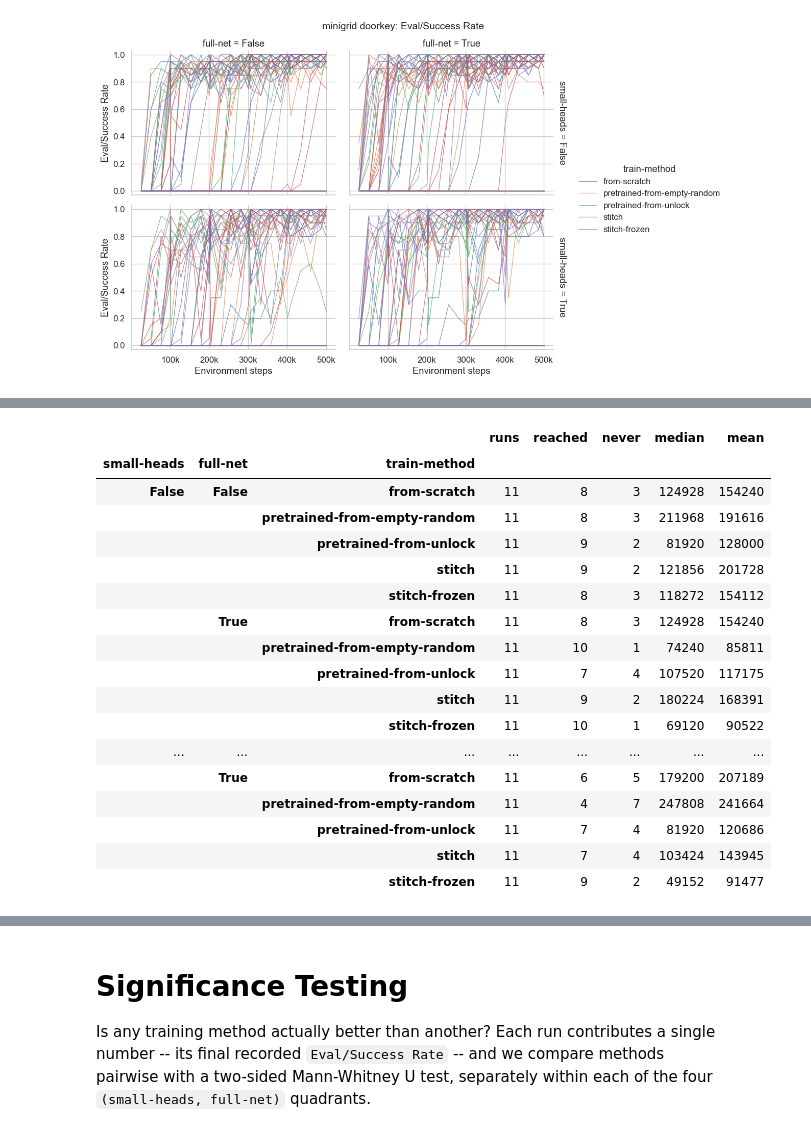
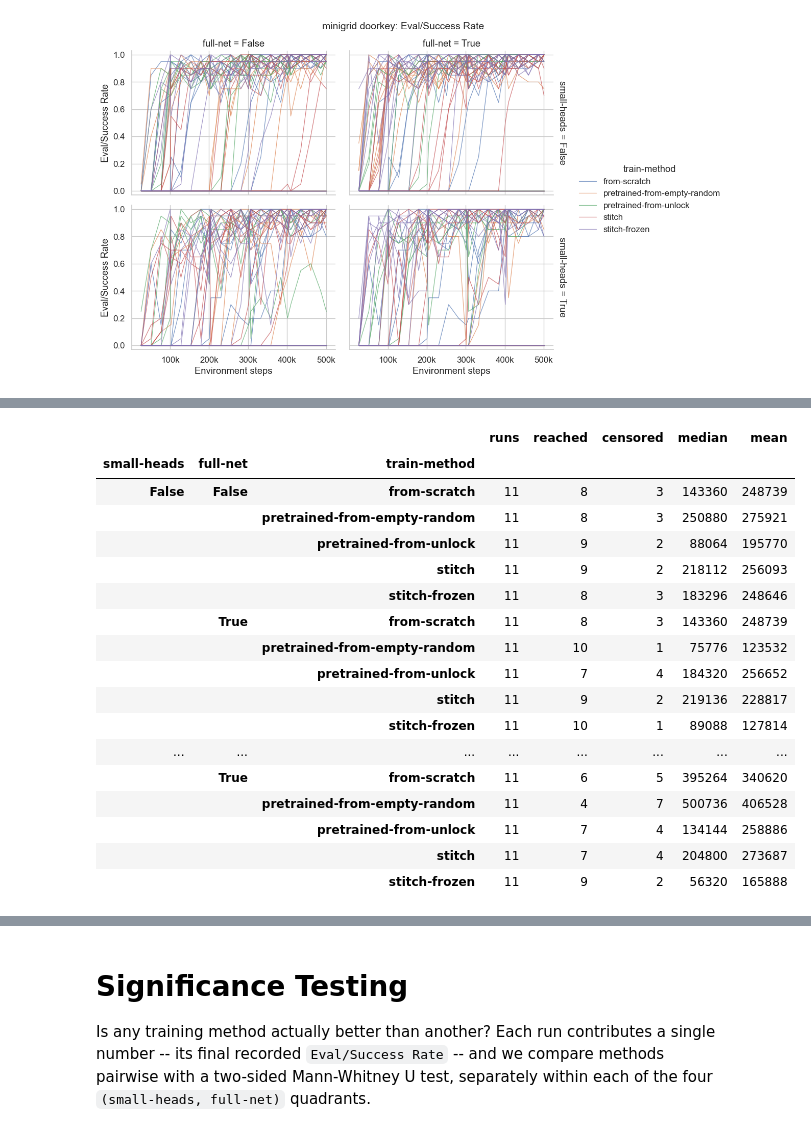
Before and after one commit to uvm-neurobotics-lab/stitching, a Jupyter notebook: src/minigrid.ipynb, the cells around one changed output, grey strips where cells are left out. Saved outputs shown, nothing was run; the diff lists cells and outputs as text; code cells hidden in the pictures.

```diff
--- a/src/minigrid.ipynb
+++ b/src/minigrid.ipynb
@@ -352,12 +356,18 @@ Two traps, both handled below.
 METRIC = "Time to 100% Train Success"
 
 
-def time_to_threshold(df, y="Train/Success Rate", threshold=1.0, sustain=5, unit="run"):
+def time_to_threshold(df, y="Train/Success Rate", threshold=1.0, sustain=5, unit="run", censor="budget"):
     """
     The first step at which each run reaches `threshold` and holds it for `sustain` consecutive records.
 
-    Returns NaN for runs that never get there. `sustain=1` gives the plain first crossing, which on a rolling
-    metric is badly contaminated by the small buffer early in training.
+    `sustain=1` gives the plain first crossing, which on a rolling metric is badly contaminated by the small
+    buffer early in training.
+
+    Args:
+        censor: What to record for a run which never reaches the threshold. "budget" (the default) records the
+            run's final step, so the run stays in the sample as a lower bound; None records NaN, dropping it.
+    Returns:
+        DataFrame: One row per run, with the time, and a `censored` flag marking the runs which never got there.
     """
     def first_crossing(g):
         at_or_above = (g[y] >= threshold).to_numpy()
@@ -367,14 +377,23 @@ def time_to_threshold(df, y="Train/Success Rate", threshold=1.0, sustain=5, unit
             found = np.flatnonzero(windows == sustain)
         else:
             found = np.flatnonzero(at_or_above)
-        return g["Step"].to_numpy()[found[0]] if len(found) else np.nan
+        steps = g["Step"].to_numpy()
+        return pd.Series({METRIC: steps[found[0]] if len(found) else np.nan, "budget": steps.max()})
 
     ordered = df.dropna(subset=[y]).reset_index().sort_values("Step")
     keys = ["small-heads", "full-net", "train-method", unit]
-    times = ordered.groupby(keys).apply(first_crossing, include_groups=False).rename(METRIC)
-    return times.reset_index()
+    times = ordered.groupby(keys).apply(first_crossing, include_groups=False).reset_index()
+
+    times["censored"] = times[METRIC].isna()
+    if censor == "budget":
+        times[METRIC] = times[METRIC].fillna(times["budget"])
+    elif censor is not None:
+        raise ValueError(f"Unknown censor mode: {censor!r}. Use 'budget' or None.")
+    return times
 
 
 times = time_to_threshold(plot_df)
+print(f"{len(times)} runs, {times['censored'].sum()} censored at the budget "
+      f"({times['budget'].min():,}-{times['budget'].max():,} steps)")
 times.head()
 # %% [output]
@@ -387,33 +407,38 @@ times.head()
 # %%
 def summarize_times(times, metric=METRIC):
-    """ Median time to solve, alongside how many runs got there at all. """
-    out = times.groupby(["small-heads", "full-net", "train-method"])[metric].agg(
-        runs="size", reached=lambda v: int(v.notna().sum()), median="median", mean="mean")
-    out["never"] = out["runs"] - out["reached"]
-    return out[["runs", "reached", "never", "median", "mean"]].round(0).astype(
-        {"median": "Int64", "mean": "Int64"})
+    """
+    Time to solve per group, alongside how many runs actually got there.
+
+    `median` and `mean` include censored runs at the budget, so they are lower bounds; the more `censored` a
+    group has, the more they understate it.
+    """
+    out = times.groupby(["small-heads", "full-net", "train-method"]).agg(
+        runs=(metric, "size"), censored=("censored", "sum"),
+        median=(metric, "median"), mean=(metric, "mean"))
+    out.insert(1, "reached", out["runs"] - out["censored"])
+    return out.round(0).astype({"median": "Int64", "mean": "Int64"})
 
 
 summarize_times(times)
 # %% [output]
-|  |  |  | runs | reached | never | median | mean |
+|  |  |  | runs | reached | censored | median | mean |
 | small-heads | full-net | train-method |  |  |  |  |  |
-| False | False | from-scratch | 11 | 8 | 3 | 124928 | 154240 |
-|  |  | pretrained-from-empty-random | 11 | 8 | 3 | 211968 | 191616 |
-|  |  | pretrained-from-unlock | 11 | 9 | 2 | 81920 | 128000 |
-|  |  | stitch | 11 | 9 | 2 | 121856 | 201728 |
-|  |  | stitch-frozen | 11 | 8 | 3 | 118272 | 154112 |
-|  | True | from-scratch | 11 | 8 | 3 | 124928 | 154240 |
-|  |  | pretrained-from-empty-random | 11 | 10 | 1 | 74240 | 85811 |
-|  |  | pretrained-from-unlock | 11 | 7 | 4 | 107520 | 117175 |
-|  |  | stitch | 11 | 9 | 2 | 180224 | 168391 |
-|  |  | stitch-frozen | 11 | 10 | 1 | 69120 | 90522 |
+| False | False | from-scratch | 11 | 8 | 3 | 143360 | 248739 |
+|  |  | pretrained-from-empty-random | 11 | 8 | 3 | 250880 | 275921 |
+|  |  | pretrained-from-unlock | 11 | 9 | 2 | 88064 | 195770 |
+|  |  | stitch | 11 | 9 | 2 | 218112 | 256093 |
+|  |  | stitch-frozen | 11 | 8 | 3 | 183296 | 248646 |
+|  | True | from-scratch | 11 | 8 | 3 | 143360 | 248739 |
+|  |  | pretrained-from-empty-random | 11 | 10 | 1 | 75776 | 123532 |
+|  |  | pretrained-from-unlock | 11 | 7 | 4 | 184320 | 256652 |
+|  |  | stitch | 11 | 9 | 2 | 219136 | 228817 |
+|  |  | stitch-frozen | 11 | 10 | 1 | 89088 | 127814 |
 | ... | ... | ... | ... | ... | ... | ... | ... |
-|  | True | from-scratch | 11 | 6 | 5 | 179200 | 207189 |
-|  |  | pretrained-from-empty-random | 11 | 4 | 7 | 247808 | 241664 |
-|  |  | pretrained-from-unlock | 11 | 7 | 4 | 81920 | 120686 |
-|  |  | stitch | 11 | 7 | 4 | 103424 | 143945 |
-|  |  | stitch-frozen | 11 | 9 | 2 | 49152 | 91477 |
+|  | True | from-scratch | 11 | 6 | 5 | 395264 | 340620 |
+|  |  | pretrained-from-empty-random | 11 | 4 | 7 | 500736 | 406528 |
+|  |  | pretrained-from-unlock | 11 | 7 | 4 | 134144 | 258886 |
+|  |  | stitch | 11 | 7 | 4 | 204800 | 273687 |
+|  |  | stitch-frozen | 11 | 9 | 2 | 56320 | 165888 |
 # %%
 def plot_time_to_solve(times, metric=METRIC, group="train-method", facets=("small-heads", "full-net"),
                        height=3.6, aspect=1.9):
```
Also changed, not shown: parts of 5 cells of this notebook.
